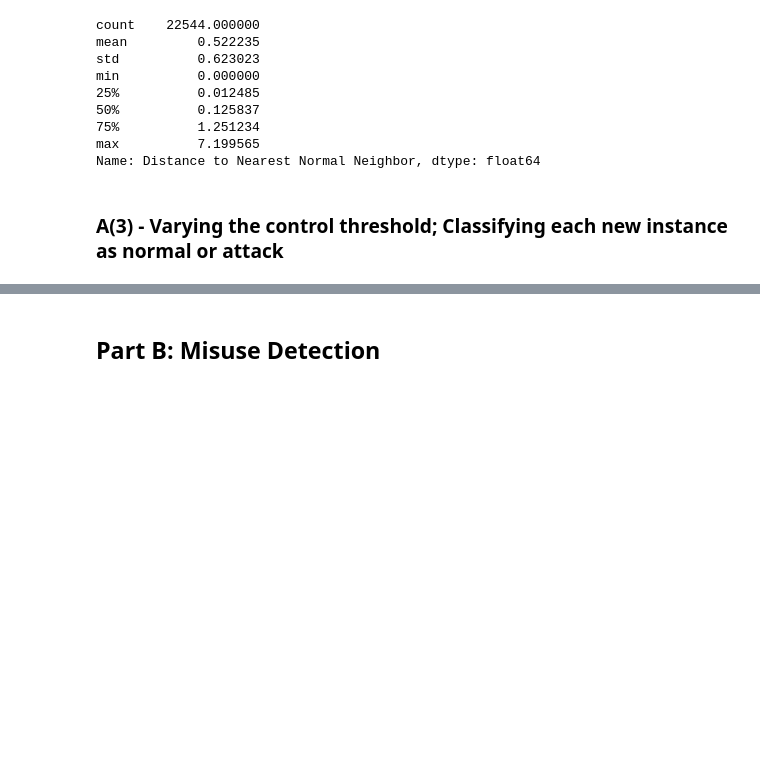
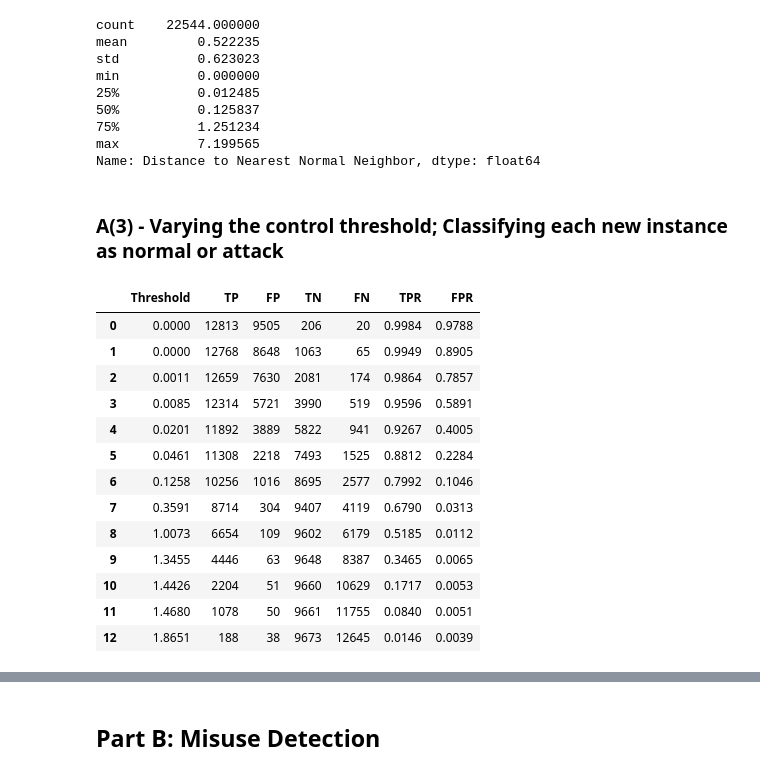
Before and after one commit to debjeet-chak/cid_hw3, a Jupyter notebook: HW3_CID.ipynb, the cells around one changed output, grey strips where cells are left out. Saved outputs shown, nothing was run; the diff lists cells and outputs as text; code cells hidden in the pictures; blank space fills up the shorter version.

```diff
--- a/HW3_CID.ipynb
+++ b/HW3_CID.ipynb
@@ -127,19 +127,35 @@ max          7.199565
 Name: Distance to Nearest Normal Neighbor, dtype: float64
 # %% [markdown]
 ### A(3) - Varying the control threshold; Classifying each new instance as normal or attack
-# %%
-#creating the thresholds
-thresholds = np.linspace(
-    dist_to_nearest_normal.min(),
-    dist_to_nearest_normal.max(),
-    10
-)
-
-#making the predictions
-predictions_dict = {}
-
-for t in thresholds:
-    predictions_dict[t] = [
-        0 if d <= t else 1
-        for d in dist_to_nearest_normal
-    ]
+# %%
+percentiles  = [1, 5, 10, 20, 30, 40, 50, 60, 70, 80, 90, 95, 99]
+thresholds_A = np.unique(np.percentile(dist_to_nearest_normal, percentiles))
+
+rows = []
+for t in thresholds_A:
+    y_pred = (dist_to_nearest_normal > t).astype(int)
+    tp = np.sum((y_pred==1)&(y_test_binary==1))
+    fp = np.sum((y_pred==1)&(y_test_binary==0))
+    tn = np.sum((y_pred==0)&(y_test_binary==0))
+    fn = np.sum((y_pred==0)&(y_test_binary==1))
+    rows.append({'Threshold': round(t,4), 'TP':tp, 'FP':fp, 'TN':tn, 'FN':fn,
+                 'TPR': tp/(tp+fn) if tp+fn>0 else 0,
+                 'FPR': fp/(fp+tn) if fp+tn>0 else 0})
+
+thresh_df = pd.DataFrame(rows)
+thresh_df.style.format({'Threshold':'{:.4f}','TPR':'{:.4f}','FPR':'{:.4f}'})
+# %% [output]
+|  | Threshold | TP | FP | TN | FN | TPR | FPR |
+| 0 | 0.0000 | 12813 | 9505 | 206 | 20 | 0.9984 | 0.9788 |
+| 1 | 0.0000 | 12768 | 8648 | 1063 | 65 | 0.9949 | 0.8905 |
+| 2 | 0.0011 | 12659 | 7630 | 2081 | 174 | 0.9864 | 0.7857 |
+| 3 | 0.0085 | 12314 | 5721 | 3990 | 519 | 0.9596 | 0.5891 |
+| 4 | 0.0201 | 11892 | 3889 | 5822 | 941 | 0.9267 | 0.4005 |
+| 5 | 0.0461 | 11308 | 2218 | 7493 | 1525 | 0.8812 | 0.2284 |
+| 6 | 0.1258 | 10256 | 1016 | 8695 | 2577 | 0.7992 | 0.1046 |
+| 7 | 0.3591 | 8714 | 304 | 9407 | 4119 | 0.6790 | 0.0313 |
+| 8 | 1.0073 | 6654 | 109 | 9602 | 6179 | 0.5185 | 0.0112 |
+| 9 | 1.3455 | 4446 | 63 | 9648 | 8387 | 0.3465 | 0.0065 |
+| 10 | 1.4426 | 2204 | 51 | 9660 | 10629 | 0.1717 | 0.0053 |
+| 11 | 1.4680 | 1078 | 50 | 9661 | 11755 | 0.0840 | 0.0051 |
+| 12 | 1.8651 | 188 | 38 | 9673 | 12645 | 0.0146 | 0.0039 |
```
Also changed, not shown: parts of 6 cells of this notebook.
